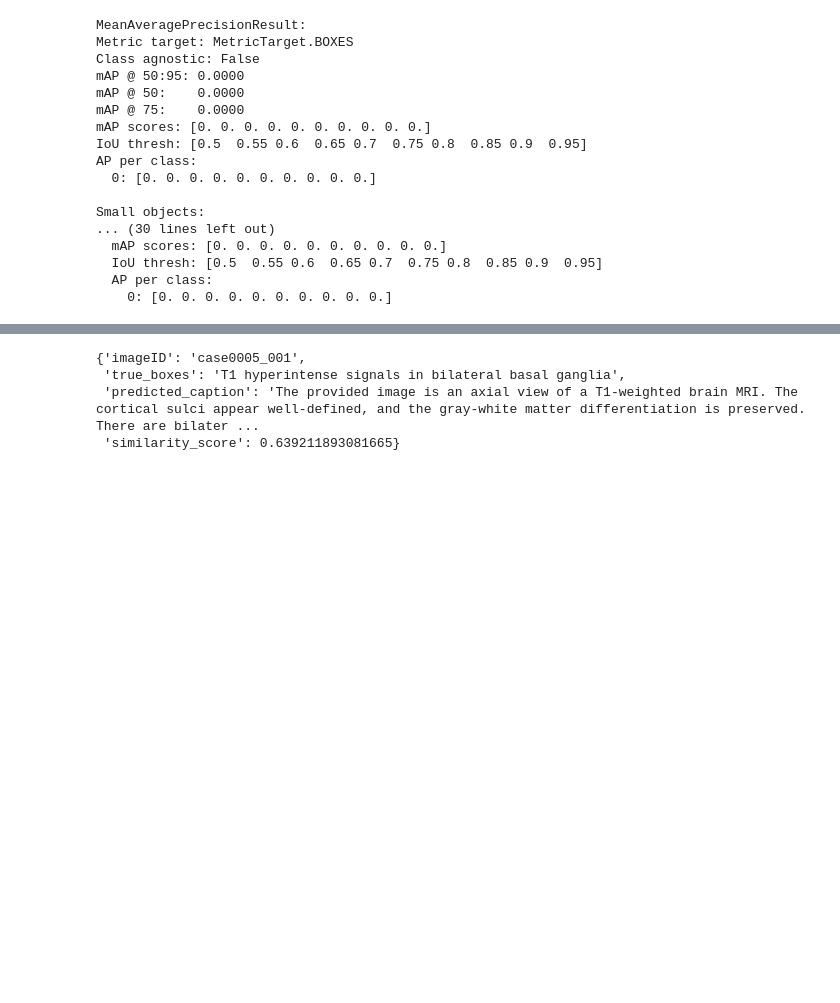
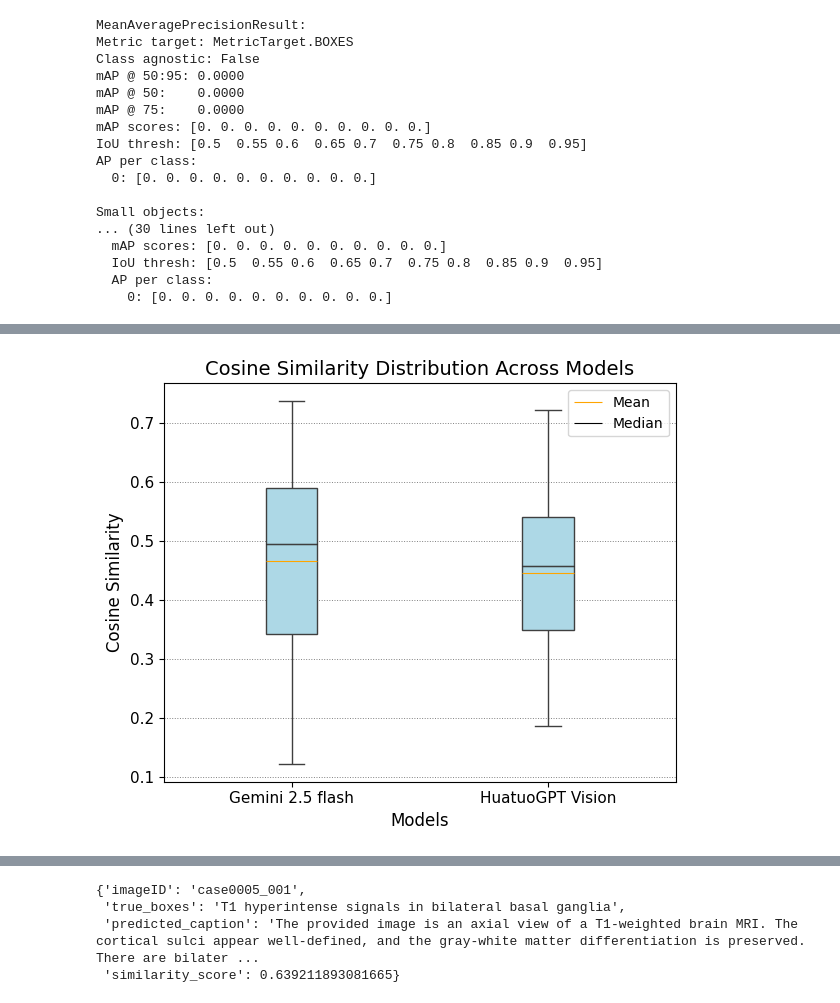
Before and after one commit to panthibivek/AI-in-Vision-Language-Models-in-Medical-Imaging, a Jupyter notebook: code/notebooks/evaluate.ipynb, the cells around one changed output, grey strips where cells are left out. Cells and saved outputs as stored; diff of their text form; code cells hidden in the pictures; blank space fills up the shorter version.

```diff
--- a/code/notebooks/evaluate.ipynb
+++ b/code/notebooks/evaluate.ipynb
@@ -177,6 +231,7 @@ os.makedirs(CODEBASE_DIR / f"data/nova_brain/comparison_images", exist_ok=True)
 map50_95 = []
 map50 = []
 map75 = []
+id = []
 
 for idx in range(len(annotations_mri_list)):
     image_path = CODEBASE_DIR / f"data/nova_brain/images/{annotations_mri_list[idx]['imageID']}.png"
@@ -201,6 +256,7 @@ for idx in range(len(annotations_mri_list)):
     map50_95.append(result.map50_95)
     map50.append(result.map50)
     map75.append(result.map75)
+    id.append(annotations_mri_list[idx]['imageID'])
 
 print(f"mAP@50:95: {(sum(map50_95) / len(map50_95)):.5f}")
 print(f"mAP@50: {(sum(map50) / len(map50)):.5f}")
@@ -254,7 +320,7 @@ for obj in caption_mri_annotations:
     mri_captions_list.append(
         {
             "imageID": obj["imageID"],
-            "true_boxes": true_annotations_mri[id]["image_findings"][f"{obj['imageID']}.png"]["caption"],
+            "true_caption": true_annotations_mri[id]["image_findings"][f"{obj['imageID']}.png"]["caption"],
             "predicted_caption": obj["caption"]
         }
     )
@@ -268,10 +334,11 @@ def calculate_similarity(text1, text2):
 
     return float(similarity.item())
 # %%
+# Gemini Flash 2.5
 similarity_score_list = []
 
 for obj in mri_captions_list:
-    similarity_score = calculate_similarity(obj["true_boxes"], obj["predicted_caption"])
+    similarity_score = calculate_similarity(obj["true_caption"], obj["predicted_caption"])
     obj["similarity_score"] = similarity_score
     similarity_score_list.append(similarity_score)
 
@@ -280,0 +411,38 @@ Average Similarity Score: 0.46644
+# %%
+df = pd.DataFrame({
+    'Gemini 2.5 flash': similarity_score_list,
+    'HuatuoGPT Vision': similarity_score_HuatuoGPT_vision_list
+})
+df_melted = df.melt(var_name='Models', value_name='Cosine Similarity')
+
+plt.figure(figsize=(6, 5))
+ax = sns.boxplot(
+    data=df_melted,
+    x='Models',
+    y='Cosine Similarity',
+    width=0.2,
+    showcaps=True,
+    boxprops={'facecolor': 'lightblue'},
+    showfliers=False
+)
+
+plt.grid(True, linestyle=':', linewidth=0.7, color='gray', axis='y')
+
+means = df_melted.groupby('Models')['Cosine Similarity'].mean()
+medians = df_melted.groupby('Models')['Cosine Similarity'].median()
+
+for i, model in enumerate(means.index):
+    ax.hlines(means[model], i - 0.1, i + 0.1, colors='orange', linewidth=0.8, label='Mean' if i == 0 else "")
+    ax.hlines(medians[model], i - 0.1, i + 0.1, colors='black', linewidth=0.8, label='Median' if i == 0 else "")
+
+plt.legend()
+plt.title('Cosine Similarity Distribution Across Models', fontsize=14)
+plt.xlabel('Models', fontsize=12)
+ax.set_xlim(-0.5, len(means) - 0.5)
+plt.ylabel('Cosine Similarity', fontsize=12)
+plt.xticks(fontsize=11)
+plt.yticks(fontsize=11)
+plt.tight_layout()
+plt.show()
+# %% [output]
+[figure, added]
```
Also changed, not shown: parts of 8 cells of this notebook, 1 other file.
